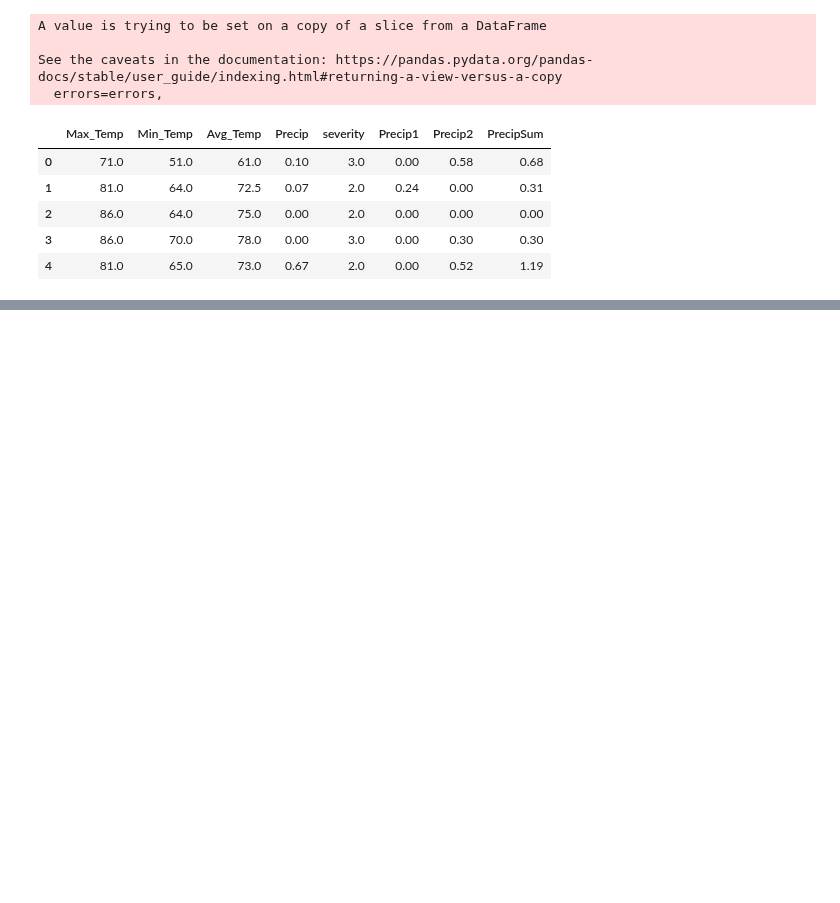
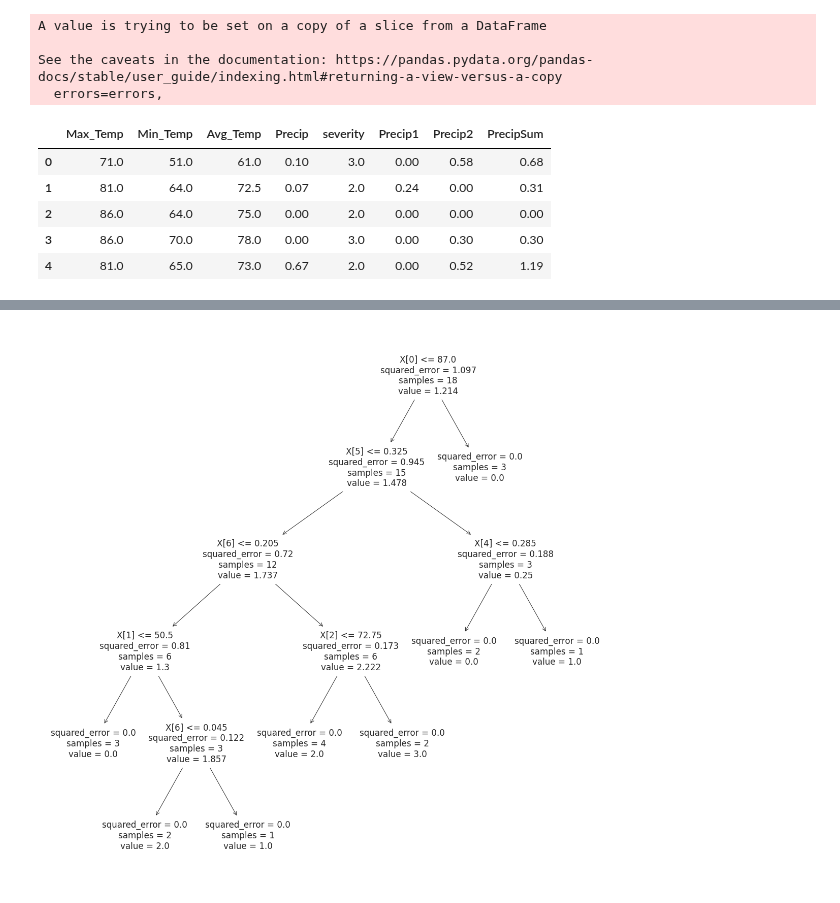
Before and after one commit to ChrisHarvey21/HABs, a Jupyter notebook: HABs.ipynb, the cells around one changed output, grey strips where cells are left out. Cells and saved outputs as stored; diff of their text form; code cells hidden in the pictures; blank space fills up the shorter version.

```diff
--- a/HABs.ipynb
+++ b/HABs.ipynb
@@ -394,0 +426,5 @@ r2_score(y_test,y_pred)
+# %%
+plt.figure(figsize=(20,20))
+_ = tree.plot_tree(model.estimators_[0], class_names=True)
+# %% [output]
+[figure, added]
```
Also changed, not shown: parts of 14 cells of this notebook.
